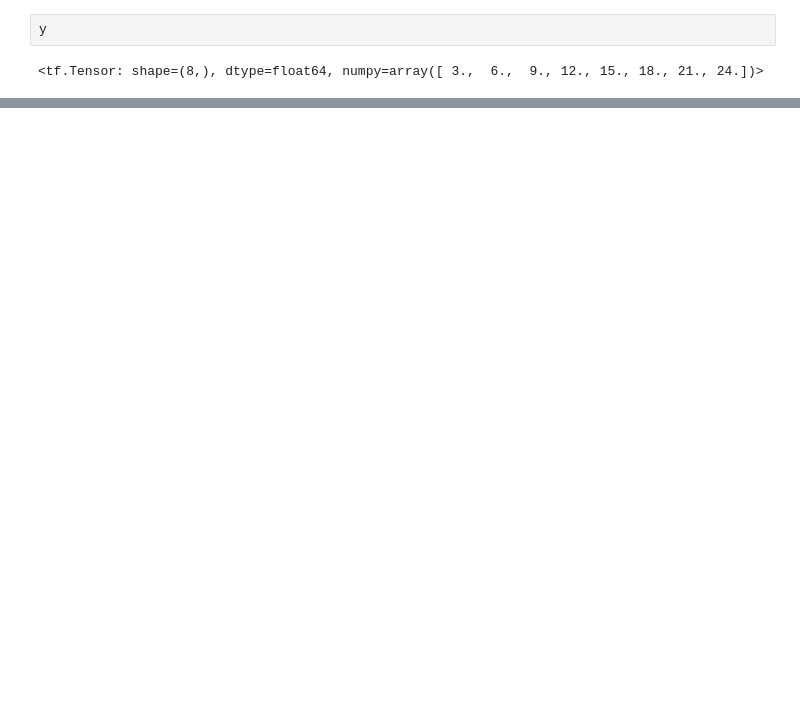
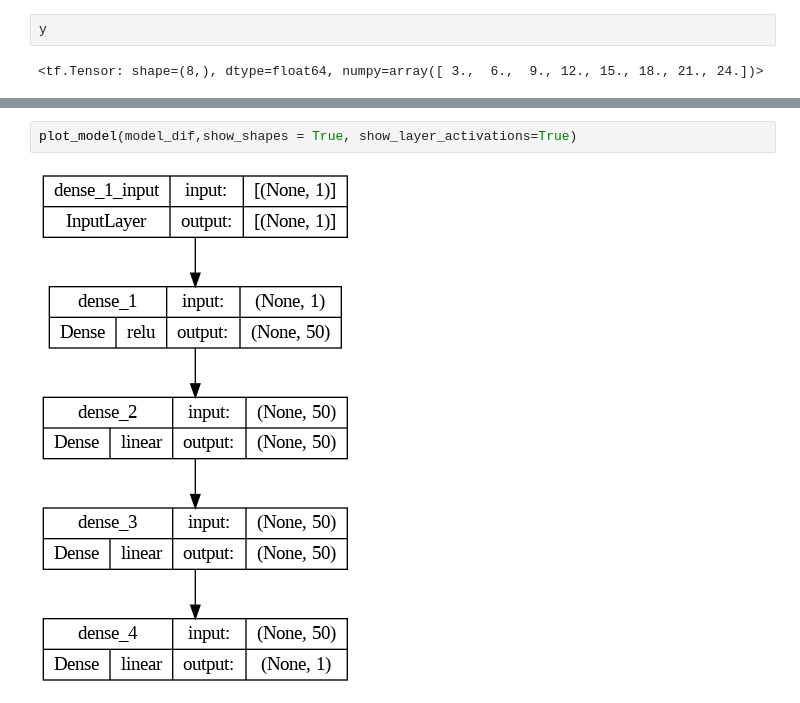
Before and after one commit to ryzhokhina/Tensorflow-Dev-Exam-Preparation, a Jupyter notebook: 01_tensorflow_NN_regression.ipynb, the cells around one changed output, grey strips where cells are left out. Drawn from its saved outputs; the diff is of its cells as text; blank space fills up the shorter version.

```diff
--- a/01_tensorflow_NN_regression.ipynb
+++ b/01_tensorflow_NN_regression.ipynb
@@ -192,0 +201,4 @@ pd.DataFrame(history.history)
+# %%
+plot_model(model_dif,show_shapes = True, show_layer_activations=True)
+# %% [output]
+[figure, added]
```
Also changed, not shown: parts of 32 cells of this notebook.
